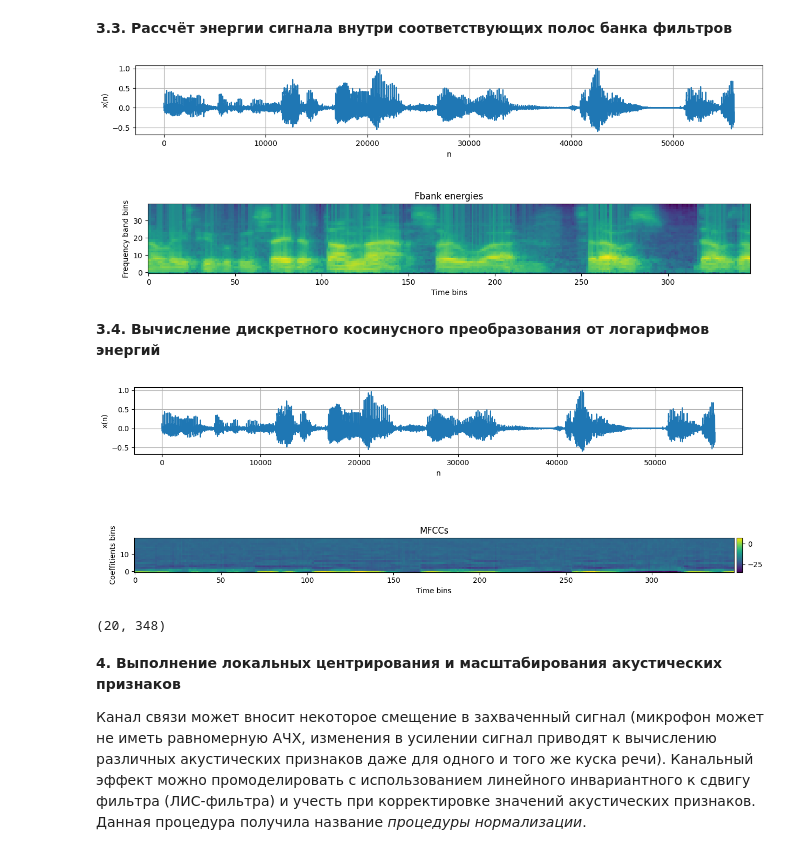
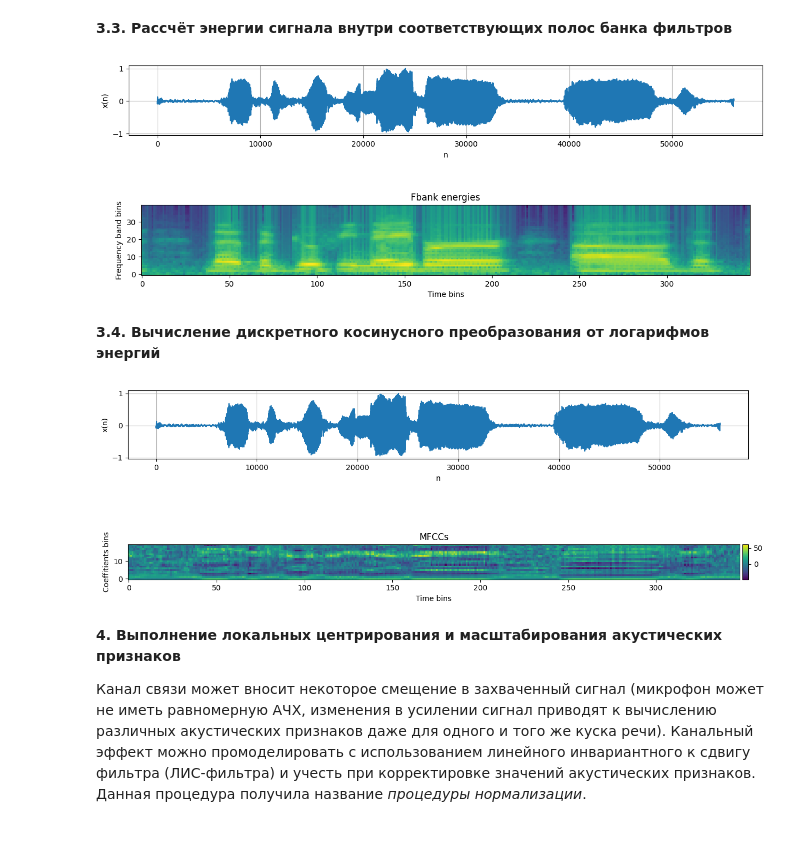
Before and after one commit to DanishevskiyNS/sr_labs_book, a Jupyter notebook: lab1/lab1_blank.ipynb, the cells around one changed output. Cells and saved outputs as stored; diff of their text form; code cells hidden in the pictures.

```diff
--- a/lab1/lab1_blank.ipynb
+++ b/lab1/lab1_blank.ipynb
@@ -100,7 +100,7 @@ with open(path_to_meta, 'r') as f:
      list_lines = f.readlines()
 speaker_ids, genders, paths = zip(*p.map(split_meta_line, list_lines[1:]))
 
-path_to_wav = paths[0]
+path_to_wav = paths[3]
 # %%
 print("Loading of {}".format(path_to_wav))
 
@@ -234,37 +234,33 @@ plot_b.set_ylabel('Frequency band bins')
 plot_b.title.set_text('Fbank energies')
 plt.show()
 # %% [output]
-[figure, old version]
+[figure, new version]
 # %% [markdown]
 **3.4. Вычисление дискретного косинусного преобразования от логарифмов энергий**
 # %%
-mfcc = compute_mfcc(filter_banks_features, num_ceps=20) - 20
+mfcc = compute_mfcc(filter_banks_features, num_ceps=20)
 
 fig = plt.figure(figsize=(15, 5))
 plt.subplots_adjust(wspace=0, hspace=1)
 plot_a = plt.subplot(211)
 plot_a.plot(signal)
 plot_a.set_xlabel('n')
 plot_a.set_ylabel('x(n)')
 plot_a.grid()
 
 plot_b = plt.subplot(212)
-im = plot_b.imshow(mfcc, origin='lower')
+im = plot_b.imshow(mfcc.T, origin='lower')
 
 divider = make_axes_locatable(plot_b)
 cax = divider.append_axes("right", size="1%", pad=0.05)
 plt.colorbar(im, cax=cax)
 
 plot_b.set_xlabel('Time bins')
 plot_b.set_ylabel('Coeffitients bins')
 plot_b.title.set_text('MFCCs')
 plt.show()
 # %% [output]
-[figure, old version]
+[figure, new version]
-# %%
-mfcc.shape
-# %% [output]
-(20, 348)
 # %% [markdown]
 **4. Выполнение локальных центрирования и масштабирования акустических признаков**
 
```
Also changed, not shown: parts of 5 cells of this notebook, 1 other file.
